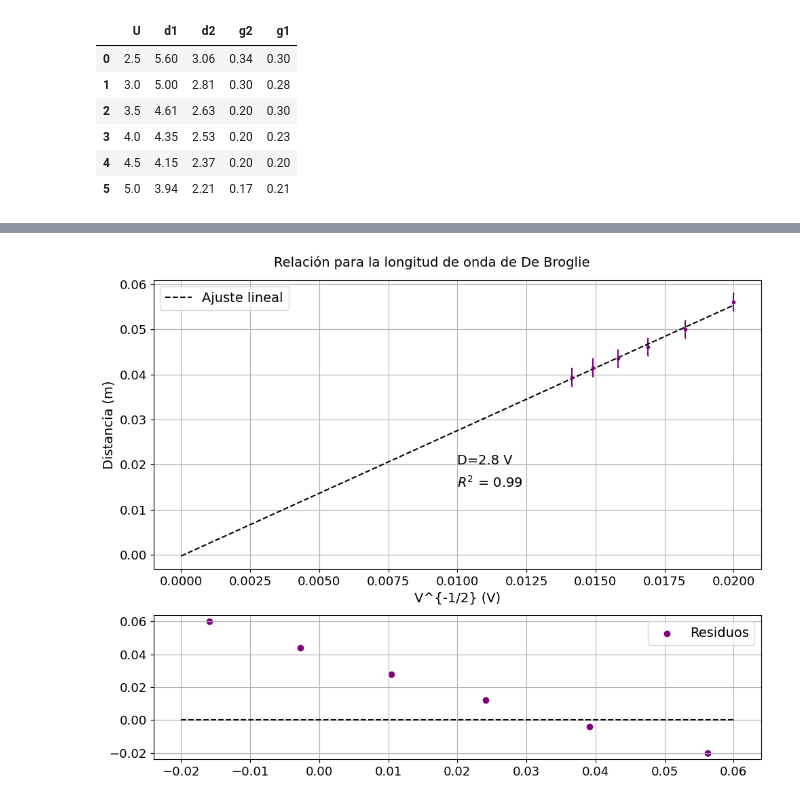
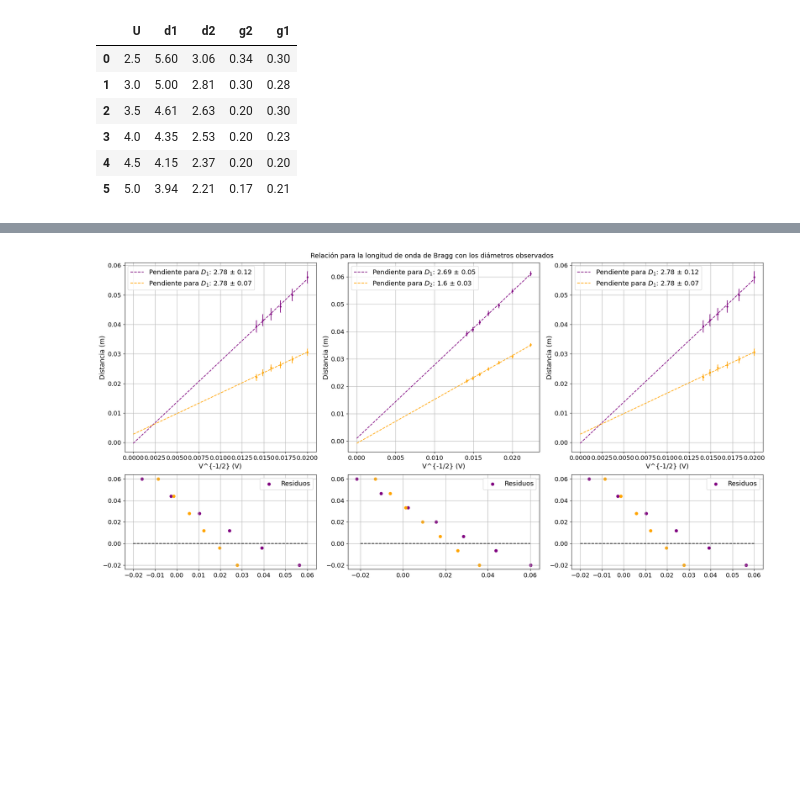
Before and after one commit to ccuellarn/Laboratorio-Intermedio---Pr-cticas20242, a Jupyter notebook: Difraccion de electrones/Difraccion de electrones.ipynb, the cells around one changed output, grey strips where cells are left out. Drawn from its saved outputs; the diff is of its cells as text; code cells hidden in the pictures; blank space fills up the shorter version.

```diff
--- a/Difraccion de electrones/Difraccion de electrones.ipynb
+++ b/Difraccion de electrones/Difraccion de electrones.ipynb
@@ -25,9 +26,19 @@ Data1
 | 5 | 5.0 | 3.94 | 2.21 | 0.17 | 0.21 |
 # %%
 V = Data1['U']*1000
+V2 = Data2['U']*1000
+V3 = Data3['U']*1000
 Vg = []
-for i in range(len(V)):
-    Vg.append(V[i]**(-1/2))
+Vg2 = []
+Vg3 = []
+for i in V:
+    Vg.append(i**(-1/2))
+
+for i in V2:
+    Vg2.append(i**(-1/2))
+
+for i in V3:
+    Vg3.append(i**(-1/2))
 
 D1_1 = Data1['d1']*0.01
 D2_1 = Data1['d2']*0.01
@@ -64,33 +129,80 @@ error = np.sqrt(np.diag(cov1_1))
 # %%
 # #Gráfico con residuos
-fig, axis = plt.subplots(2,1, figsize = (10, 8), gridspec_kw = {"height_ratios":[2, 1]})
-ax1 = axis[0]
-ax2 = axis[1]
+fig, axis = plt.subplots(2,3, figsize = (20, 10), gridspec_kw = {"height_ratios":[2, 1]})
+ax1 = axis[0,0]
+ax2 = axis[1,0]
+ax3 = axis[0,1]
+ax4 = axis[1,1]
+ax5 = axis[0,2]
+ax6 = axis[1,2]
 
-fig.suptitle(r'Relación para la longitud de onda de De Broglie',fontsize=14)
+fig.suptitle(r'Relación para la longitud de onda de Bragg con los diámetros observados',fontsize=14)
 
-ax1.errorbar(Vg, D1_1,color='purple',fmt='.',capsize=0.5,yerr=error[1])
-ax1.plot(_xc,ym1_1,'--',color='k', label=r'Ajuste lineal')
+ax1.errorbar(Vg, D1_1,color='purple',fmt='.',capsize=0.5,yerr=error1_1[1])
+ax1.errorbar(Vg, D2_1,color='orange',fmt='.',capsize=0.5,yerr=error2_1[1])
+ax1.plot(_xc,ym1_1,'--',color='purple', label=r'Pendiente para $D_1$: {} $\pm$ {}'.format(round(m1_1,2) , round(error1_1[0],2)))
+ax1.plot(_xc,ym2_1,'--',color='orange', label=r'Pendiente para $D_1$: {} $\pm$ {}'.format(round(m1_1,2) , round(error2_1[0],2)))
 ax1.set_ylabel(r"Distancia (m)",fontsize=14)
 ax1.set_xlabel(r'V^{-1/2} (V)',fontsize=14)
-ax1.text(0.01, 0.02, r'D={} V'.format(round(m1_1,1)),color='k',fontsize=14)
-ax1.text(0.01, 0.015, r'$R^2$ = {}'.format(round(R2c,2)),color='k',fontsize=14)
 ax1.grid()
 ax1.legend()
 ax1.tick_params(axis='both',labelsize=13)
 ax1.legend(fontsize=14)
 
 xresc = np.linspace(-0.02,0.06,len(Vg))
-ax2.scatter(resc,xresc,label = 'Residuos',color='purple')
+ax2.scatter(resc1_1,xresc,label = 'Residuos',color='purple')
+ax2.scatter(resc2_1,xresc,color='orange')
 ax2.plot(xresc,np.zeros_like(xresc),'--',color='k')
 ax2.grid()
 ax2.legend()
 ax2.tick_params(axis='both',labelsize=13)
 ax2.legend(fontsize=14)
 
+
+ax3.errorbar(Vg2, D1_2,color='purple',fmt='.',capsize=0.5,yerr=error1_2[1])
+ax3.errorbar(Vg2, D2_2,color='orange',fmt='.',capsize=0.5,yerr=error2_2[1])
+ax3.plot(_xc2,ym1_2,'--',color='purple', label=r'Pendiente para $D_1$: {} $\pm$ {}'.format(round(m1_2,2) , round(error1_2[0],2)))
+ax3.plot(_xc2,ym2_2,'--',color='orange', label=r'Pendiente para $D_2$: {} $\pm$ {}'.format(round(m2_2,2), round(error2_2[0],2)))
+ax3.set_ylabel(r"Distancia (m)",fontsize=14)
+ax3.set_xlabel(r'V^{-1/2} (V)',fontsize=14)
+ax3.grid()
+ax3.legend()
+ax3.tick_params(axis='both',labelsize=13)
+ax3.legend(fontsize=14)
+
+xresc = np.linspace(-0.02,0.06,len(Vg2))
+ax4.scatter(resc1_2,xresc,label = 'Residuos',color='purple')
+ax4.scatter(resc2_2,xresc,color='orange')
+ax4.plot(xresc,np.zeros_like(xresc),'--',color='k')
+ax4.grid()
+ax4.legend()
+ax4.tick_params(axis='both',labelsize=13)
+ax4.legend(fontsize=14)
+
+
+ax5.errorbar(Vg3, D1_3,color='purple',fmt='.',capsize=0.5,yerr=error1_3[1])
+ax5.errorbar(Vg3, D2_3,color='orange',fmt='.',capsize=0.5,yerr=error2_3[1])
+ax5.plot(_xc3,ym1_3,'--',color='purple', label=r'Pendiente para $D_1$: {} $\pm$ {}'.format(round(m1_3,2) , round(error1_3[0],2)))
+ax5.plot(_xc3,ym2_3,'--',color='orange', label=r'Pendiente para $D_1$: {} $\pm$ {}'.format(round(m1_3,2) , round(error2_3[0],2)))
+ax5.set_ylabel(r"Distancia (m)",fontsize=14)
+ax5.set_xlabel(r'V^{-1/2} (V)',fontsize=14)
+ax5.grid()
+ax5.legend()
+ax5.tick_params(axis='both',labelsize=13)
+ax5.legend(fontsize=14)
+
+xresc = np.linspace(-0.02,0.06,len(Vg3))
+ax6.scatter(resc1_3,xresc,label = 'Residuos',color='purple')
+ax6.scatter(resc2_3,xresc,color='orange')
+ax6.plot(xresc,np.zeros_like(xresc),'--',color='k')
+ax6.grid()
+ax6.legend()
+ax6.tick_params(axis='both',labelsize=13)
+ax6.legend(fontsize=14)
+
 fig.tight_layout()
-#plt.savefig('Calibracion.pdf')
+# plt.savefig('Trabajoenclase.pdf')
 # %% [output]
-[figure, old version]
+[figure, new version]
 # %%
 #Calculo de onda de De Broglie
```
Also changed, not shown: parts of 3 cells of this notebook, 2 other files.
